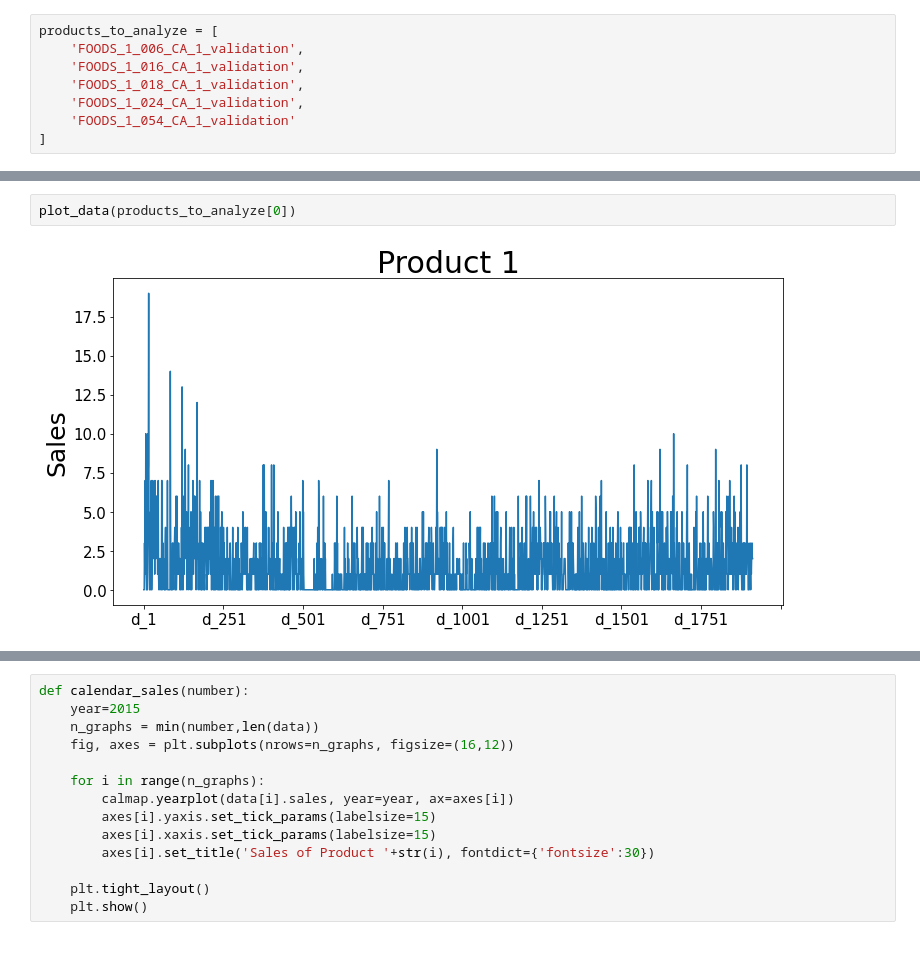
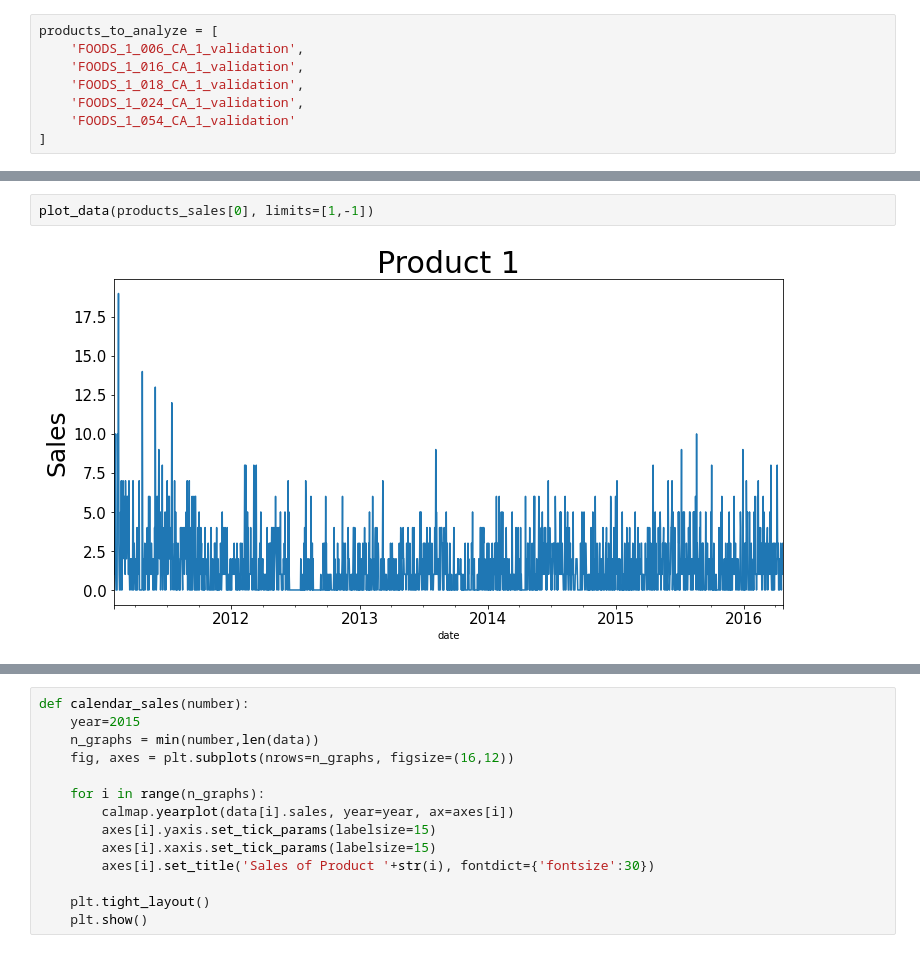
Before and after one commit to MolVlad/Data_Science_Skoltech_Coursework, a Jupyter notebook: Trees_Vlad.ipynb, the cells around one changed output, grey strips where cells are left out. Cells and saved outputs as stored; diff of their text form.

```diff
--- a/Trees_Vlad.ipynb
+++ b/Trees_Vlad.ipynb
@@ -126,4 +121,4 @@ for i, product in enumerate(products_to_analyze):
-# %%
-plot_data(products_to_analyze[0])
-# %% [output]
-[figure, removed]
+# %%
+plot_data(products_sales[0], limits=[1,-1])
+# %% [output]
+[figure, added]
```
Also changed, not shown: parts of 72 cells of this notebook, 1 other file.
